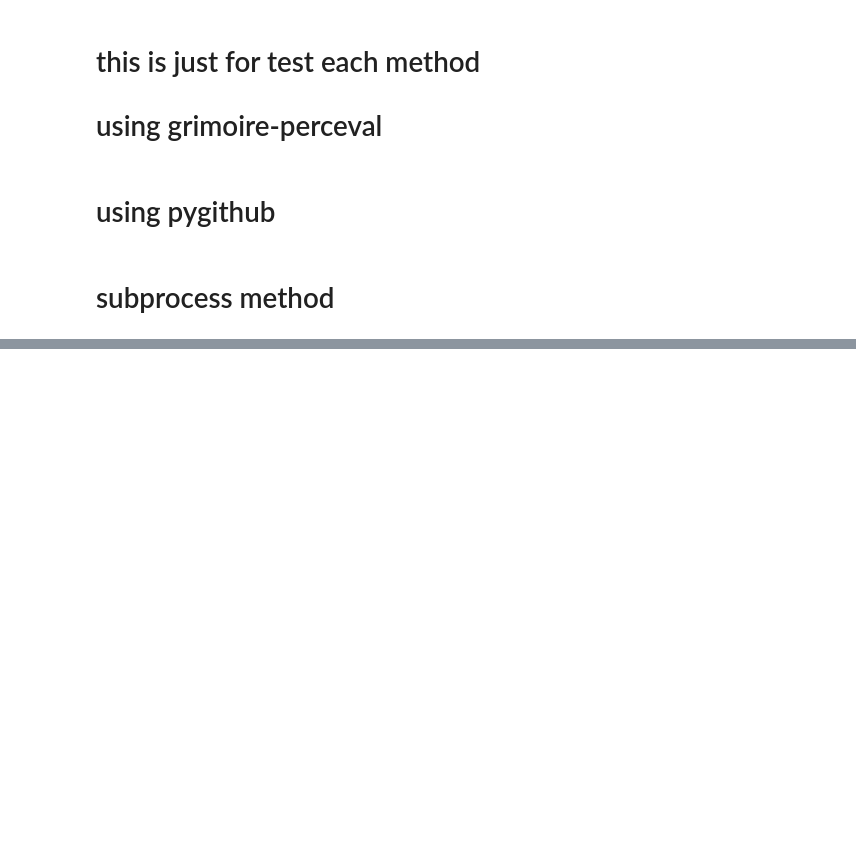
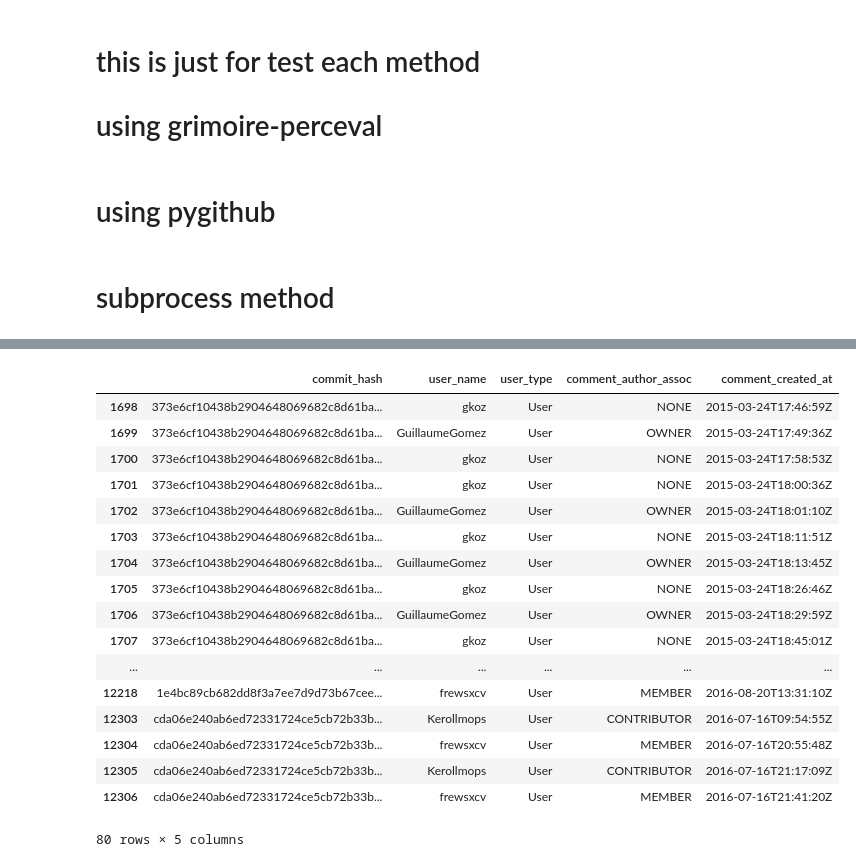
Before and after one commit to MehdiGol/PackagesDependencies-Contributors-Relationship, a Jupyter notebook: notebooks/Retrieve Git Commits.ipynb, the cells around one changed output, grey strips where cells are left out. Drawn from its saved outputs; the diff is of its cells as text; code cells hidden in the pictures; blank space fills up the shorter version.

Commit message:
some fixes to commits and new files to retrive commit comments

```diff
--- a/notebooks/Retrieve Git Commits.ipynb
+++ b/notebooks/Retrieve Git Commits.ipynb
@@ -85,0 +101,41 @@ print(output)
+# %%
+for i in range(0,len(all_commits)):
+    if(all_commits.loc[i].commit_hash in all_comments.commit_hash.unique()):
+        continue
+
+    # Create comment url + client info to increase the request limit
+    comment_url = 'https://api.github.com/repos/{}/{}/commits/{}/comments?client_id={}&client_secret={}'.format(
+        all_commits.loc[i].project_name.split('/')[3] ,
+        all_commits.loc[i].project_name.split('/')[4] ,
+        all_commits.loc[i].commit_hash ,
+        'fe57e2e032d3230c1766' , '244315313d02e9146061bc6946c61d145121fbbe')
+
+    # try to get request
+    try:
+        req = requests.get(comment_url)
+    except:
+        not_processed.append(comment_url)
+
+    # if request was successful read data
+    data = req.json()
+
+    # if data is empty
+    if data == []:
+        all_comments = all_comments.append({
+            "commit_hash": all_commits.loc[i].commit_hash,
+            "user_name": '',
+            "user_type": '',
+            "comment_author_assoc": '',
+            "comment_created_at": '' },ignore_index=True)
+    else:
+        for comment in data:
+            all_comments = all_comments.append({
+                "commit_hash": comment['commit_id'],
+                "user_name": comment['user']['login'],
+                "user_type": comment['user']['type'],
+                "comment_author_assoc": comment['author_association'],
+                "comment_created_at": comment['created_at']},ignore_index=True)
+
+    print('{} - {}'.format(len(all_comments),req.headers['X-RateLimit-Remaining']))
+    # pauses process for 2 second
+    matplotlib.pyplot.pause(.1)
@@ -85,0 +162,21 @@ print(output)
+# %%
+all_comments[all_comments['user_name'] != ""]
+# %% [output]
+|  | commit_hash | user_name | user_type | comment_author_assoc | comment_created_at |
+| 1698 | 373e6cf10438b2904648069682c8d61ba... | gkoz | User | NONE | 2015-03-24T17:46:59Z |
+| 1699 | 373e6cf10438b2904648069682c8d61ba... | GuillaumeGomez | User | OWNER | 2015-03-24T17:49:36Z |
+| 1700 | 373e6cf10438b2904648069682c8d61ba... | gkoz | User | NONE | 2015-03-24T17:58:53Z |
+| 1701 | 373e6cf10438b2904648069682c8d61ba... | gkoz | User | NONE | 2015-03-24T18:00:36Z |
+| 1702 | 373e6cf10438b2904648069682c8d61ba... | GuillaumeGomez | User | OWNER | 2015-03-24T18:01:10Z |
+| 1703 | 373e6cf10438b2904648069682c8d61ba... | gkoz | User | NONE | 2015-03-24T18:11:51Z |
+| 1704 | 373e6cf10438b2904648069682c8d61ba... | GuillaumeGomez | User | OWNER | 2015-03-24T18:13:45Z |
+| 1705 | 373e6cf10438b2904648069682c8d61ba... | gkoz | User | NONE | 2015-03-24T18:26:46Z |
+| 1706 | 373e6cf10438b2904648069682c8d61ba... | GuillaumeGomez | User | OWNER | 2015-03-24T18:29:59Z |
+| 1707 | 373e6cf10438b2904648069682c8d61ba... | gkoz | User | NONE | 2015-03-24T18:45:01Z |
+| ... | ... | ... | ... | ... | ... |
+| 12218 | 1e4bc89cb682dd8f3a7ee7d9d73b67cee... | frewsxcv | User | MEMBER | 2016-08-20T13:31:10Z |
+| 12303 | cda06e240ab6ed72331724ce5cb72b33b... | Kerollmops | User | CONTRIBUTOR | 2016-07-16T09:54:55Z |
+| 12304 | cda06e240ab6ed72331724ce5cb72b33b... | frewsxcv | User | MEMBER | 2016-07-16T20:55:48Z |
+| 12305 | cda06e240ab6ed72331724ce5cb72b33b... | Kerollmops | User | CONTRIBUTOR | 2016-07-16T21:17:09Z |
+| 12306 | cda06e240ab6ed72331724ce5cb72b33b... | frewsxcv | User | MEMBER | 2016-07-16T21:41:20Z |
+80 rows × 5 columns
```
Also changed, not shown: parts of 5 cells of this notebook, 18 other files.
